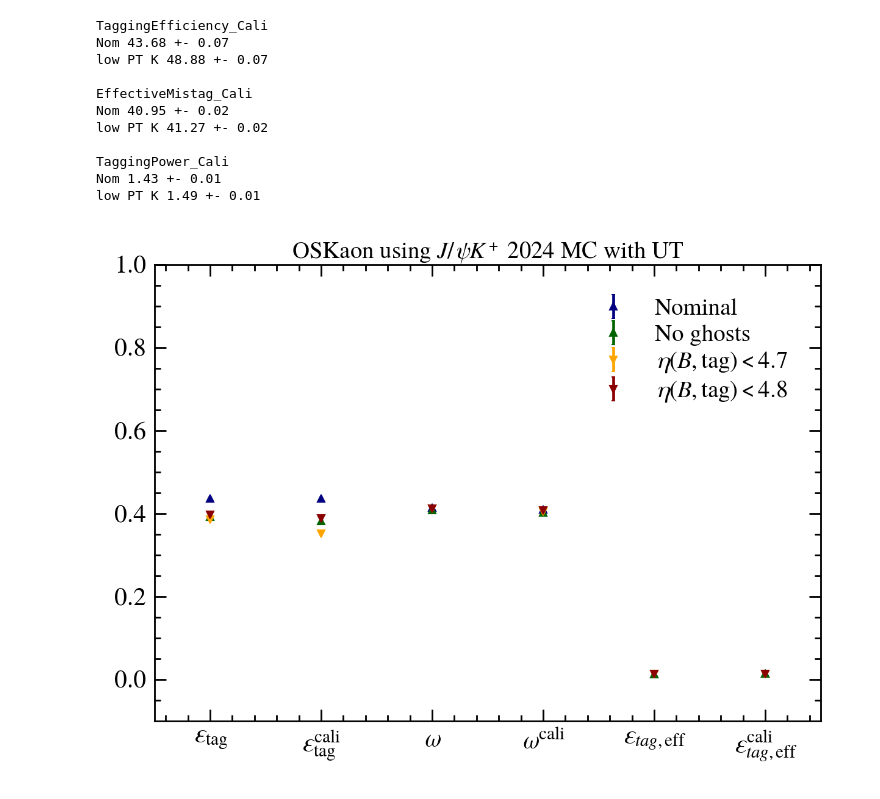
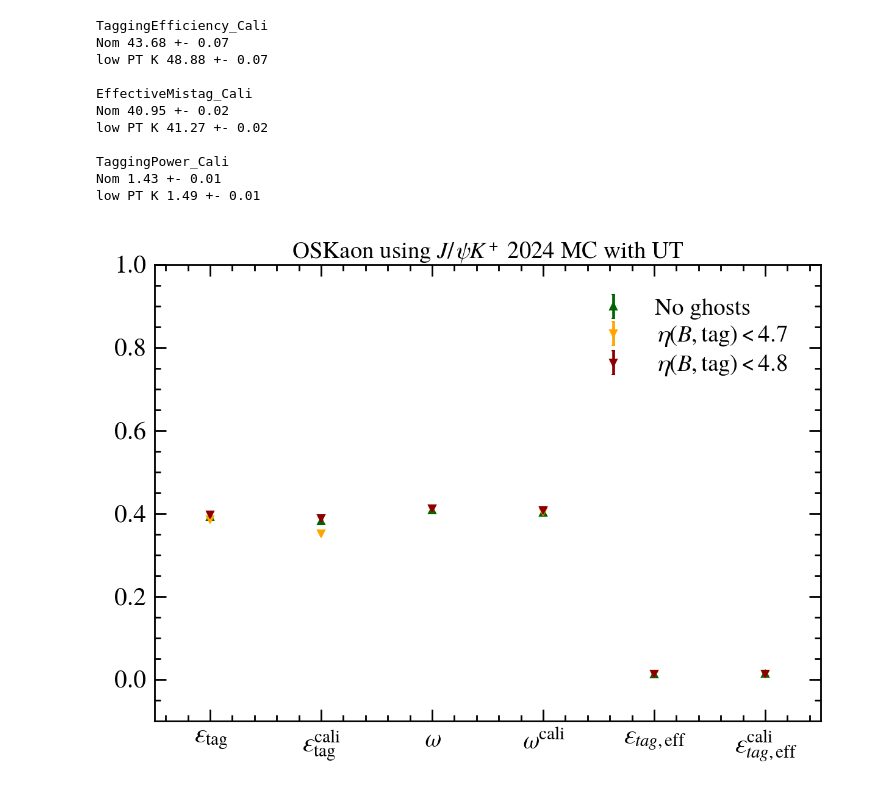
Before and after one commit to micolocco/classical-taggers, a Jupyter notebook: plotting.ipynb, the cells around one changed output. Cells and saved outputs as stored; diff of their text form; code cells hidden in the pictures.

```diff
--- a/plotting.ipynb
+++ b/plotting.ipynb
@@ -1,7 +1,14 @@
-# %%
-import json
-import matplotlib.pyplot as plt
-import numpy as np
-
-import mplhep as hep
-hep.style.use("LHCb2")
+# %%
+import json
+import numpy as np
+
+import matplotlib.pyplot as plt
+from utils.plot_helpers import matplotlib_lhcb_style
+matplotlib_lhcb_style(plt)
+import matplotlib.font_manager as fm
+
+# Specify the font file path
+font_path = '/home/lhcb/celani/miniconda3/envs/rkpipi/fonts/FreeSerifItalic.otf'
+# Register the font
+fm.fontManager.addfont(font_path)
+plt.rcParams['text.usetex'] = False
@@ -55,25 +64,25 @@ low PT K 1.49 +- 0.01
 # %%
 xvals = [n for n in names_dic.keys()]
 x_names = [names_dic[n] for n in xvals]
-yvals_nom = [_nom[k][0] for k in xvals]
-yerr_nom = [_nom[k][1] for k in xvals]
+# yvals_nom = [_nom[k][0] for k in xvals]
+# yerr_nom = [_nom[k][1] for k in xvals]
 yvals_eta47 = [_eta47[k][0] for k in xvals]
 yerr_eta47 = [_eta47[k][1] for k in xvals]
 yvals_eta48 = [_eta48[k][0] for k in xvals]
 yerr_eta48 = [_eta48[k][1] for k in xvals]
 yvals_nogh = [_nogh[k][0] for k in xvals]
 yerr_err_nogh = [_nogh[k][1] for k in xvals]
 plt.ylim(-0.1,1.0)
 plt.xlim(0.,6.)
-plt.errorbar(np.arange(len(xvals)) + 0.5, yvals_nom, yerr=yerr_nom, label='Nominal', fmt='^', color="navy", markersize=8)
+# plt.errorbar(np.arange(len(xvals)) + 0.5, yvals_nom, yerr=yerr_nom, label='Nominal', fmt='^', color="navy", markersize=8)
 plt.errorbar(np.arange(len(xvals)) + 0.5, yvals_nogh, yerr=yerr_err_nogh, label='No ghosts', fmt='^', color="darkgreen", markersize=8)
 # plt.errorbar(np.arange(len(xvals)) + 0.5, yvals_trueid, yerr=yerr_trueid, label=r'$|\mathrm{TRUEID}(tag)!=0$', fmt='v', color="orange", markersize=8)
 plt.errorbar(np.arange(len(xvals)) + 0.5, yvals_eta47, yerr=yerr_eta47, label=r'$\eta(B, \mathrm{tag})<4.7$', fmt='v', color="orange", markersize=8)
 plt.errorbar(np.arange(len(xvals)) + 0.5, yvals_eta48, yerr=yerr_eta48, label=r'$\eta(B, \mathrm{tag})<4.8$', fmt='v', color="darkred", markersize=8)
 plt.xticks(np.arange(len(xvals)) + 0.5, x_names)
 plt.title('OSKaon using $J/\psi K^+$ 2024 MC with UT')
 plt.legend(loc='best')
 plt.show()
 plt.close()
 # %% [output]
-[figure, old version]
+[figure, new version]
```
Also changed, not shown: parts of 7 cells of this notebook, 7 other files.
